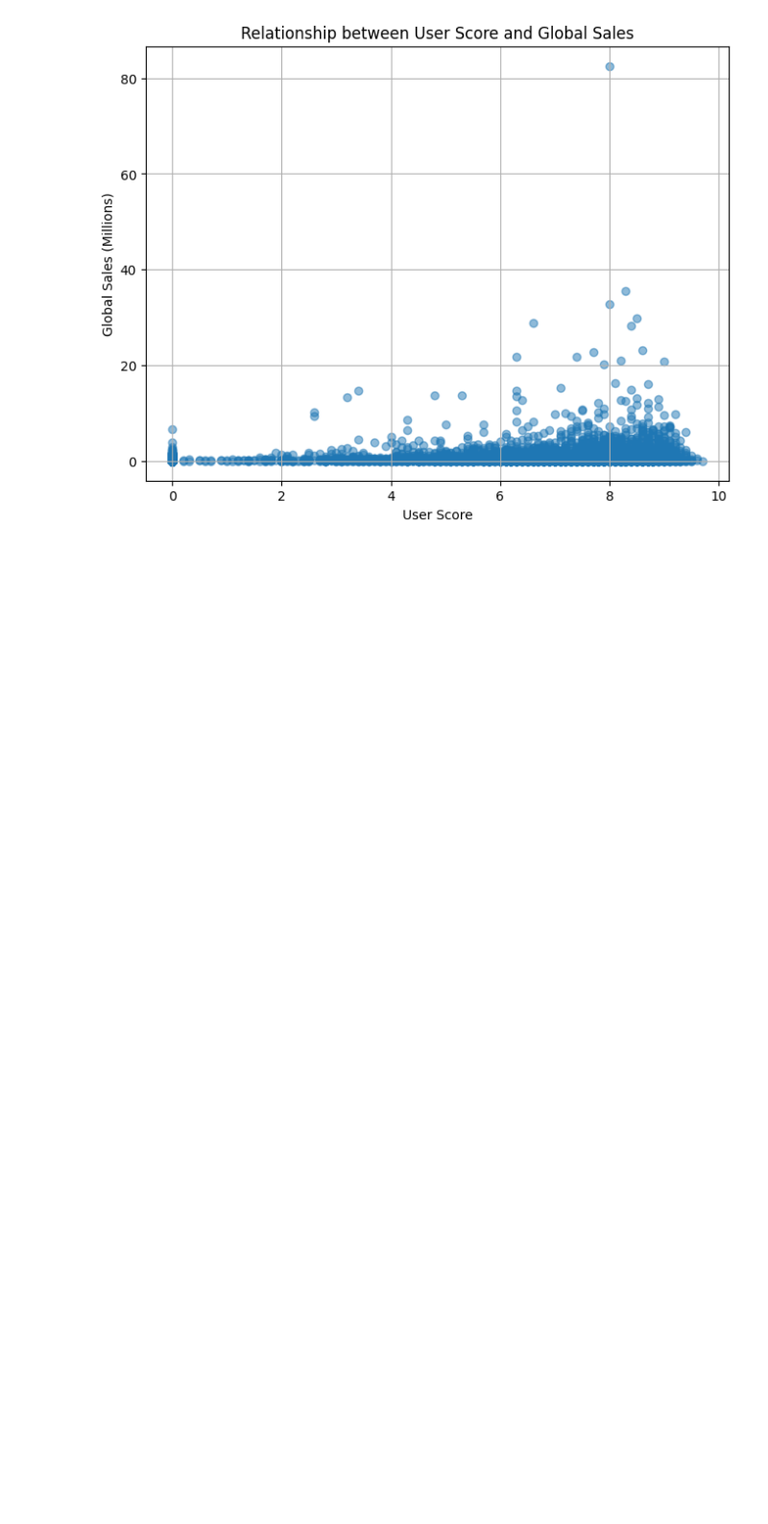
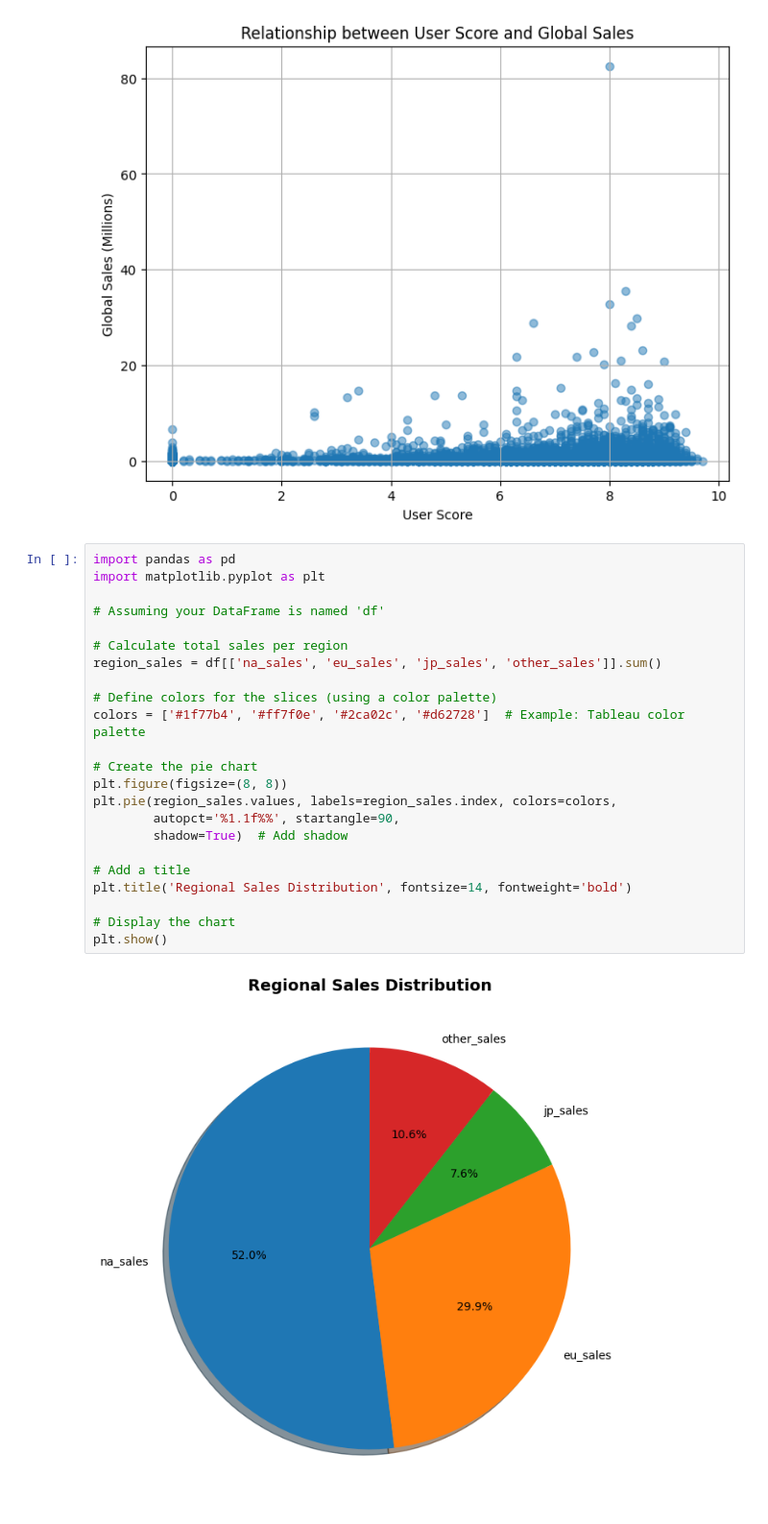
Before and after one commit to Mlnvl/python_classp, a Jupyter notebook: My_DV_Project.ipynb, the cells around one changed output. Shown at 96% size. Drawn from its saved outputs; the diff is of its cells as text; blank space fills up the shorter version.

```diff
--- a/My_DV_Project.ipynb
+++ b/My_DV_Project.ipynb
@@ -885,3 +885,28 @@ plt.grid(True)
 plt.show()
 # %% [output]
 [figure]
+# %%
+import pandas as pd
+import matplotlib.pyplot as plt
+
+# Assuming your DataFrame is named 'df'
+
+# Calculate total sales per region
+region_sales = df[['na_sales', 'eu_sales', 'jp_sales', 'other_sales']].sum()
+
+# Define colors for the slices (using a color palette)
+colors = ['#1f77b4', '#ff7f0e', '#2ca02c', '#d62728']  # Example: Tableau color palette
+
+# Create the pie chart
+plt.figure(figsize=(8, 8))
+plt.pie(region_sales.values, labels=region_sales.index, colors=colors,
+        autopct='%1.1f%%', startangle=90,
+        shadow=True)  # Add shadow
+
+# Add a title
+plt.title('Regional Sales Distribution', fontsize=14, fontweight='bold')
+
+# Display the chart
+plt.show()
+# %% [output]
+[figure, added]
```
Also changed, not shown: parts of 13 cells of this notebook.
